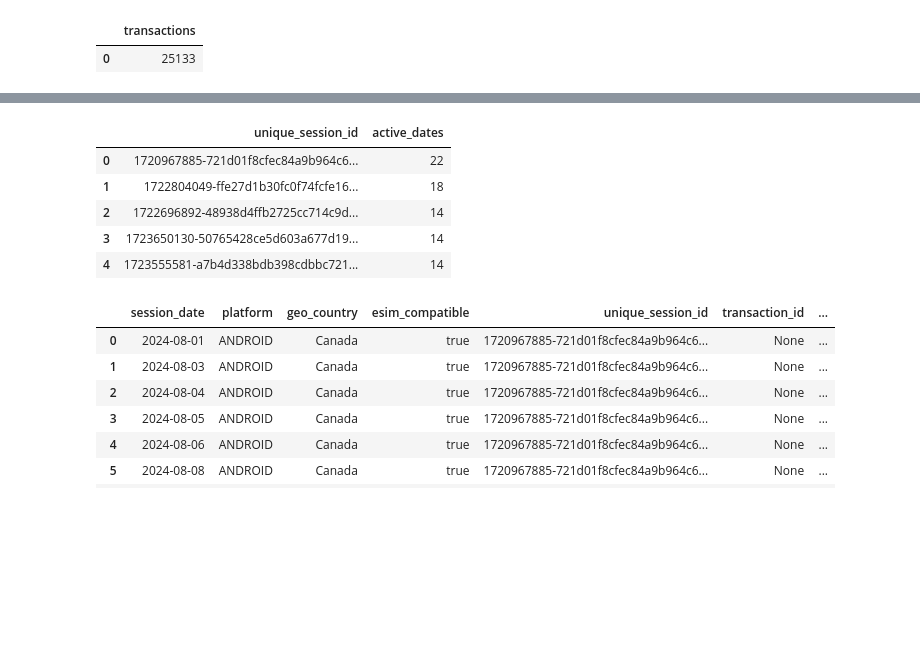
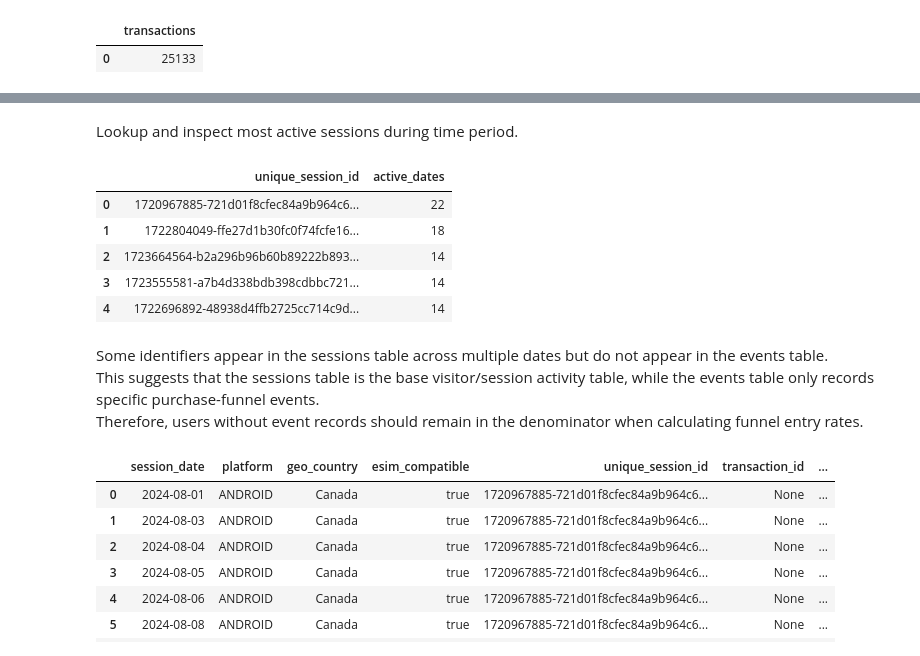
Before and after one commit to HuskyB0y/saily, a Jupyter notebook: source/eSIM_eda_saily.ipynb, the cells around one changed output, grey strips where cells are left out. Cells and saved outputs as stored; diff of their text form; code cells hidden in the pictures; blank space fills up the shorter version.

```diff
--- a/source/eSIM_eda_saily.ipynb
+++ b/source/eSIM_eda_saily.ipynb
@@ -8,13 +22,25 @@
 ![image-2.png](attachment:image-2.png)
 # %%
 import pandas as pd
+import numpy as np
 import duckdb
+from pathlib import Path
 
 pd.set_option("display.max_columns", None)
 pd.set_option("display.float_format", "{:,.4f}".format)
 
-sessions = pd.read_csv("./data/sessions.csv", parse_dates=["session_date"])
-events = pd.read_csv("./data/events.csv")
+# [UPDATE] Robust file loading: works both with ./data/ folder and with CSV files next to the notebook.
+DATA_DIR = Path("./data")
+sessions_path = DATA_DIR / "sessions.csv"
+events_path = DATA_DIR / "events.csv"
+
+if not sessions_path.exists():
+    sessions_path = Path("sessions.csv")
+if not events_path.exists():
+    events_path = Path("events.csv")
+
+sessions = pd.read_csv(sessions_path, parse_dates=["session_date"])
+events = pd.read_csv(events_path)
 
 display(sessions.head(1)), display(events.head(1))
 # %% [output]
@@ -328,22 +381,28 @@ session_clean
+# %% [markdown]
+Lookup and inspect most active sessions during time period.
 # %%
-session_id_date_check = con.execute("""
+query = """
 SELECT
     unique_session_id,
     COUNT(DISTINCT session_date) AS active_dates
 FROM sessions
 GROUP BY unique_session_id
 HAVING active_dates > 1
 ORDER BY active_dates DESC
-""").df()
+"""
 
-session_id_date_check.head()
+con.execute(query).df().head()
 # %% [output]
 |  | unique_session_id | active_dates |
 | 0 | 1720967885-721d01f8cfec84a9b964c6... | 22 |
 | 1 | 1722804049-ffe27d1b30fc0f74fcfe16... | 18 |
-| 2 | 1722696892-48938d4ffb2725cc714c9d... | 14 |
-| 3 | 1723650130-50765428ce5d603a677d19... | 14 |
-| 4 | 1723555581-a7b4d338bdb398cdbbc721... | 14 |
+| 2 | 1723664564-b2a296b96b60b89222b893... | 14 |
+| 3 | 1723555581-a7b4d338bdb398cdbbc721... | 14 |
+| 4 | 1722696892-48938d4ffb2725cc714c9d... | 14 |
+# %% [markdown]
+Some identifiers appear in the sessions table across multiple dates but do not appear in the events table.
+This suggests that the sessions table is the base visitor/session activity table, while the events table only records specific purchase-funnel events.
+Therefore, users without event records should remain in the denominator when calculating funnel entry rates.
 # %%
 query = """
 SELECT
```
Also changed, not shown: parts of 44 cells of this notebook, 3 other files.
